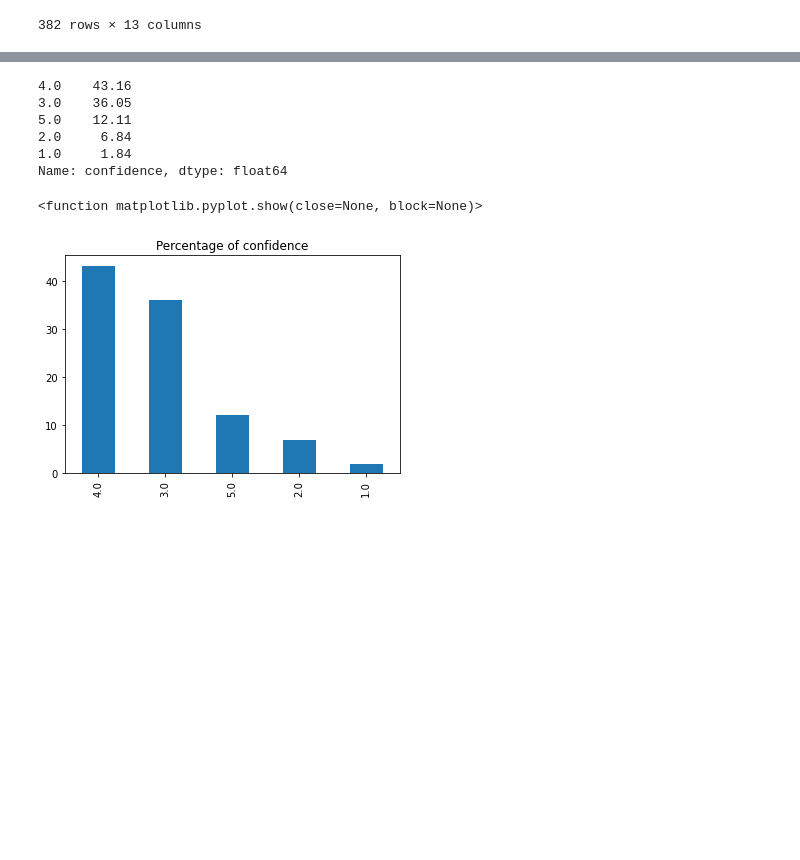
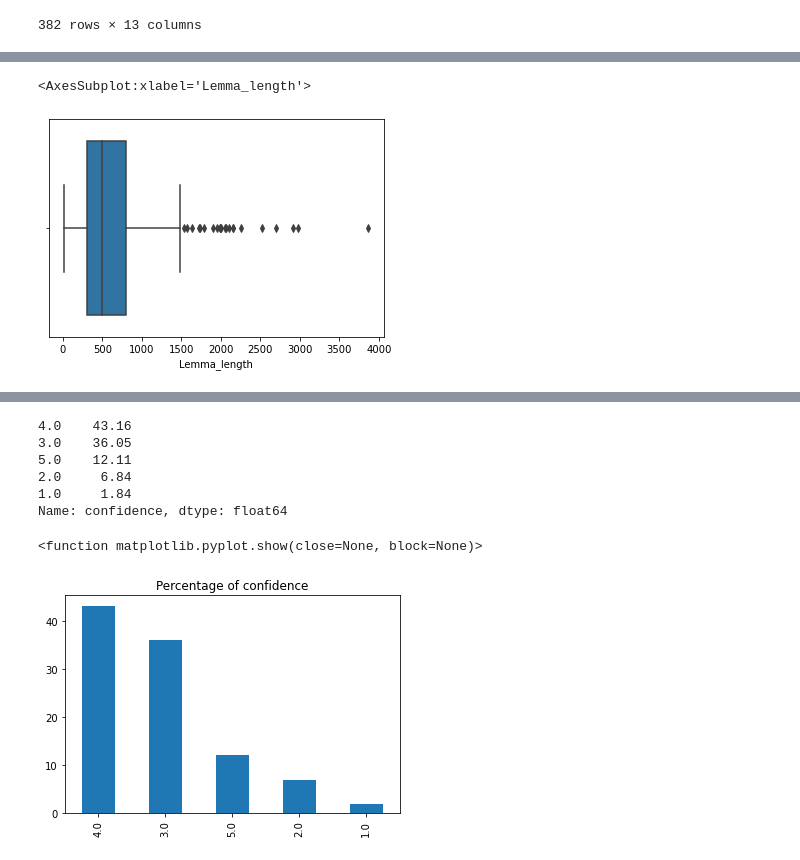
Before and after one commit to isanjawa/Sentiment-analysis-on-Peers-Reviews, a Jupyter notebook: Preliminary_decisions.ipynb, the cells around one changed output, grey strips where cells are left out. Saved outputs shown, nothing was run; the diff lists cells and outputs as text; code cells hidden in the pictures; blank space fills up the shorter version.

```diff
--- a/Preliminary_decisions.ipynb
+++ b/Preliminary_decisions.ipynb
@@ -72,0 +135,6 @@ df2
+# %%
+# finding outlier in the texts'length
+sns.boxplot(x = df2['Lemma_length'])
+# %% [output]
+<AxesSubplot:xlabel='Lemma_length'>
+[figure, added]
```
Also changed, not shown: parts of 42 cells of this notebook, 3 other files.
